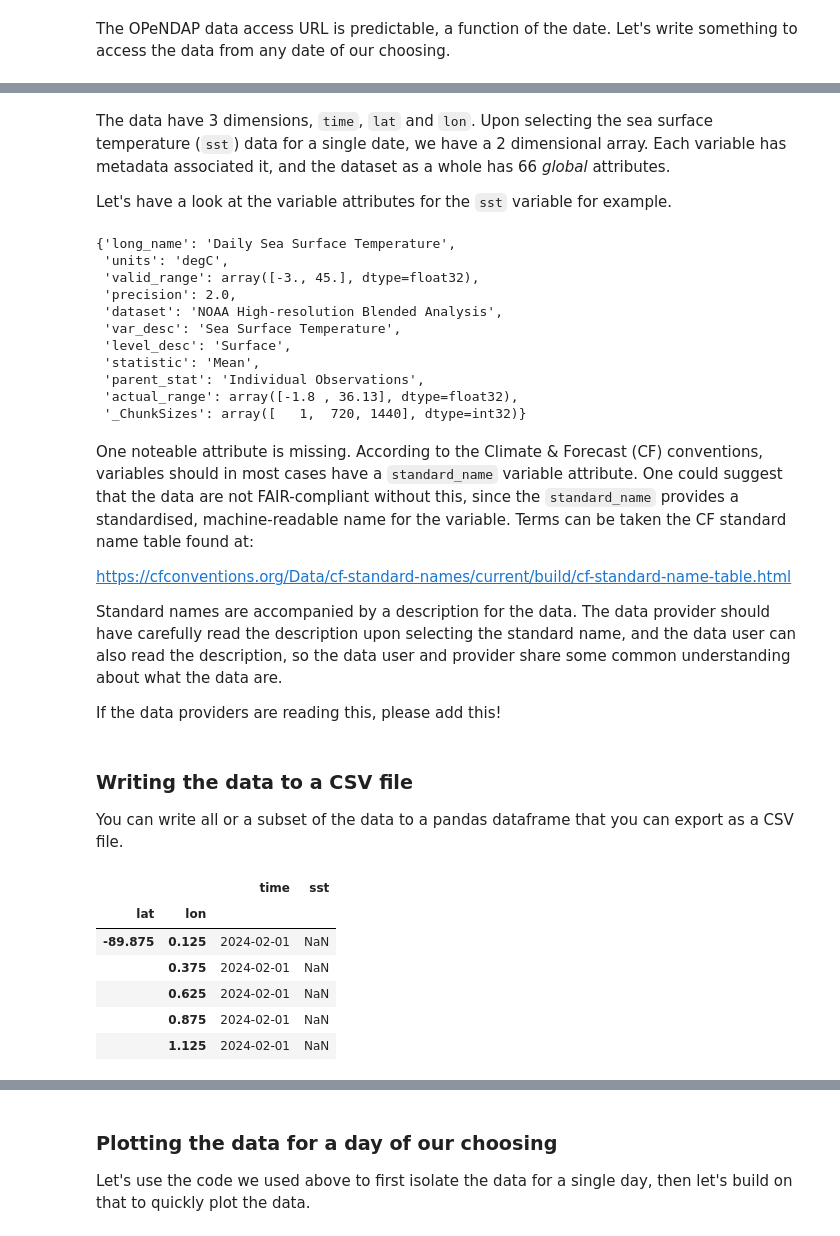
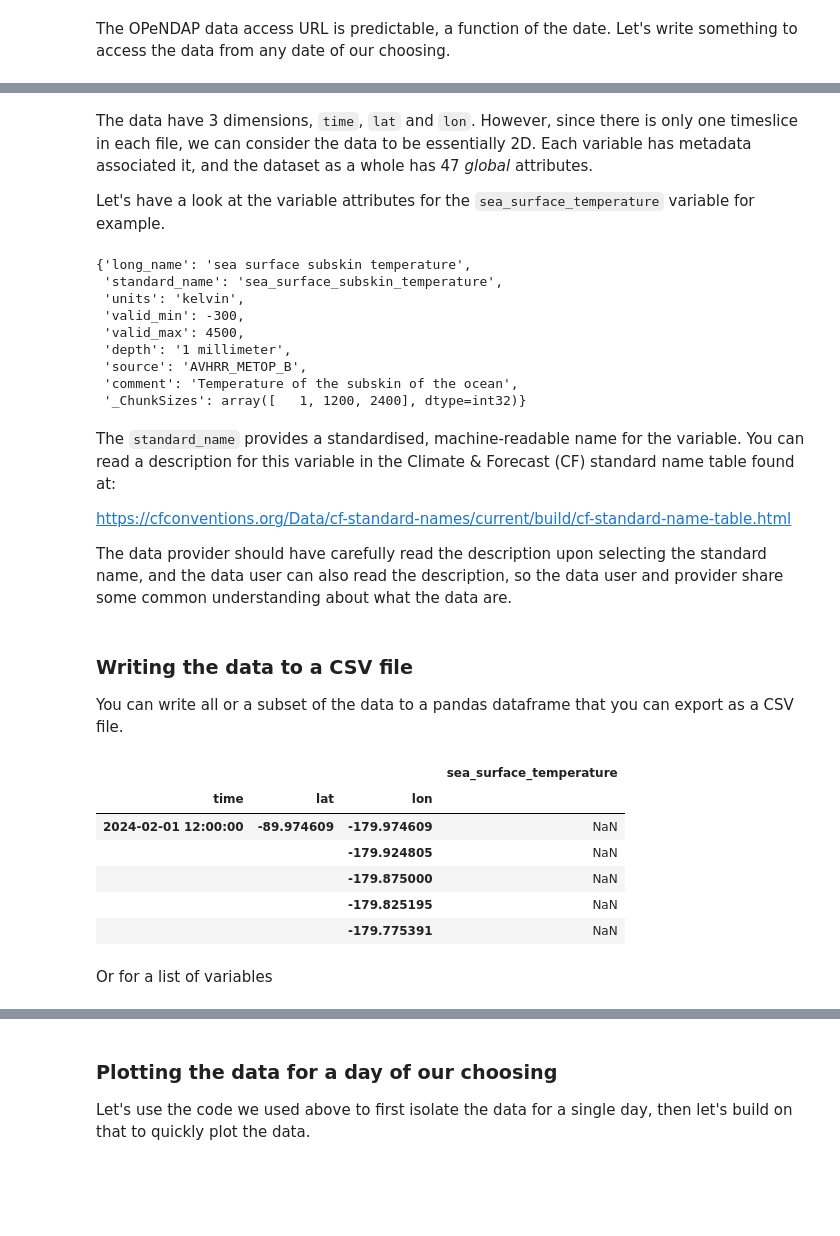
Before and after one commit to NorDataNet/Exploring_FAIR_data_with_Python, a Jupyter notebook: book/global_sea_surface_temperatures.ipynb, the cells around one changed output, grey strips where cells are left out. Cells and saved outputs as stored; diff of their text form; code cells hidden in the pictures; blank space fills up the shorter version.

```diff
--- a/book/global_sea_surface_temperatures.ipynb
+++ b/book/global_sea_surface_temperatures.ipynb
@@ -79,12 +87,21 @@ Attributes:
 # %% [markdown]
 The OPeNDAP data access URL is predictable, a function of the date. Let's write something to access the data from any date of our choosing.
 # %%
-desired_date = '2024-02-01'
-year = desired_date.split('-')[0]
+from datetime import datetime
 
-url = f'https://psl.noaa.gov/thredds/dodsC/Datasets/noaa.oisst.v2.highres/sst.day.mean.{year}.nc'
+desired_date = '20240201'  # YYYYMMDD
+desired_time = '120000'  # hhmmss - must be 000000 or 120000
+
+date_obj = datetime.strptime(desired_date, "%Y%m%d")
+year = date_obj.year
+day_of_year = f"{date_obj.timetuple().tm_yday:03d}"  # Ensure 3-digit format
+
+print(f"Date: {desired_date}")
+print(f"Year: {year}")
+print(f"Day of Year: {day_of_year}")
+
+url = f'https://tds0.ifremer.fr/thredds/dodsC/OSI-201-b-metop_b/{year}/{day_of_year}/{desired_date}{desired_time}-OSISAF-L3C_GHRSST-SSTsubskin-AVHRR_SST_METOP_B_GLB-sstglb_metop01_{desired_date}_{desired_time}-v02.0-fv01.0.nc'
 xrds = xr.open_dataset(url)
 
-ds_one_day = xrds.sel(time = desired_date)
-ds_one_day
+xrds
 # %% [output]
@@ -110,48 +128,39 @@ Attributes:
 # %% [markdown]
-The data have 3 dimensions, `time`, `lat` and `lon`. Upon selecting the sea surface temperature (`sst`) data for a single date, we have a 2 dimensional array. Each variable has metadata associated it, and the dataset as a whole has 66 *global* attributes.
+The data have 3 dimensions, `time`, `lat` and `lon`. However, since there is only one timeslice in each file, we can consider the data to be essentially 2D. Each variable has metadata associated it, and the dataset as a whole has 47 *global* attributes.
 
-Let's have a look at the variable attributes for the `sst` variable for example.
+Let's have a look at the variable attributes for the `sea_surface_temperature` variable for example.
 # %%
-xrds['sst'].attrs
+xrds['sea_surface_temperature'].attrs
 # %% [output]
-{'long_name': 'Daily Sea Surface Temperature',
- 'units': 'degC',
- 'valid_range': array([-3., 45.], dtype=float32),
- 'precision': 2.0,
- 'dataset': 'NOAA High-resolution Blended Analysis',
- 'var_desc': 'Sea Surface Temperature',
- 'level_desc': 'Surface',
- 'statistic': 'Mean',
- 'parent_stat': 'Individual Observations',
- 'actual_range': array([-1.8 , 36.13], dtype=float32),
- '_ChunkSizes': array([   1,  720, 1440], dtype=int32)}
+{'long_name': 'sea surface subskin temperature',
+ 'standard_name': 'sea_surface_subskin_temperature',
+ 'units': 'kelvin',
+ 'valid_min': -300,
+ 'valid_max': 4500,
+ 'depth': '1 millimeter',
+ 'source': 'AVHRR_METOP_B',
+ 'comment': 'Temperature of the subskin of the ocean',
+ '_ChunkSizes': array([   1, 1200, 2400], dtype=int32)}
 # %% [markdown]
-One noteable attribute is missing. According to the Climate & Forecast (CF) conventions, variables should in most cases have a `standard_name` variable attribute. One could suggest that the data are not FAIR-compliant without this, since the `standard_name` provides a standardised, machine-readable name for the variable. Terms can be taken the CF standard name table found at:
+The `standard_name` provides a standardised, machine-readable name for the variable. You can read a description for this variable in the Climate & Forecast (CF) standard name table found at:
 
 https://cfconventions.org/Data/cf-standard-names/current/build/cf-standard-name-table.html
 
-Standard names are accompanied by a description for the data. The data provider should have carefully read the description upon selecting the standard name, and the data user can also read the description, so the data user and provider share some common understanding about what the data are.
-
-If the data providers are reading this, please add this!
+The data provider should have carefully read the description upon selecting the standard name, and the data user can also read the description, so the data user and provider share some common understanding about what the data are.
 # %% [markdown]
 ### Writing the data to a CSV file
 
 You can write all or a subset of the data to a pandas dataframe that you can export as a CSV file.
 # %%
-desired_date = '2024-02-01'
-year = desired_date.split('-')[0]
-
-url = f'https://psl.noaa.gov/thredds/dodsC/Datasets/noaa.oisst.v2.highres/sst.day.mean.{year}.nc'
-xrds = xr.open_dataset(url)
-
-ds_one_day = xrds.sel(time = desired_date)
-df = ds_one_day['sst'].to_dataframe()
+df = xrds['sea_surface_temperature'].to_dataframe()
 df.head()
 # %% [output]
-|  |  | time | sst |
-| lat | lon |  |  |
-| -89.875 | 0.125 | 2024-02-01 | NaN |
-|  | 0.375 | 2024-02-01 | NaN |
-|  | 0.625 | 2024-02-01 | NaN |
-|  | 0.875 | 2024-02-01 | NaN |
-|  | 1.125 | 2024-02-01 | NaN |
+|  |  |  | sea_surface_temperature |
+| time | lat | lon |  |
+| 2024-02-01 12:00:00 | -89.974609 | -179.974609 | NaN |
+|  |  | -179.924805 | NaN |
+|  |  | -179.875000 | NaN |
+|  |  | -179.825195 | NaN |
+|  |  | -179.775391 | NaN |
+# %% [markdown]
+Or for a list of variables
```
Also changed, not shown: parts of 33 cells of this notebook, 9 other files.
